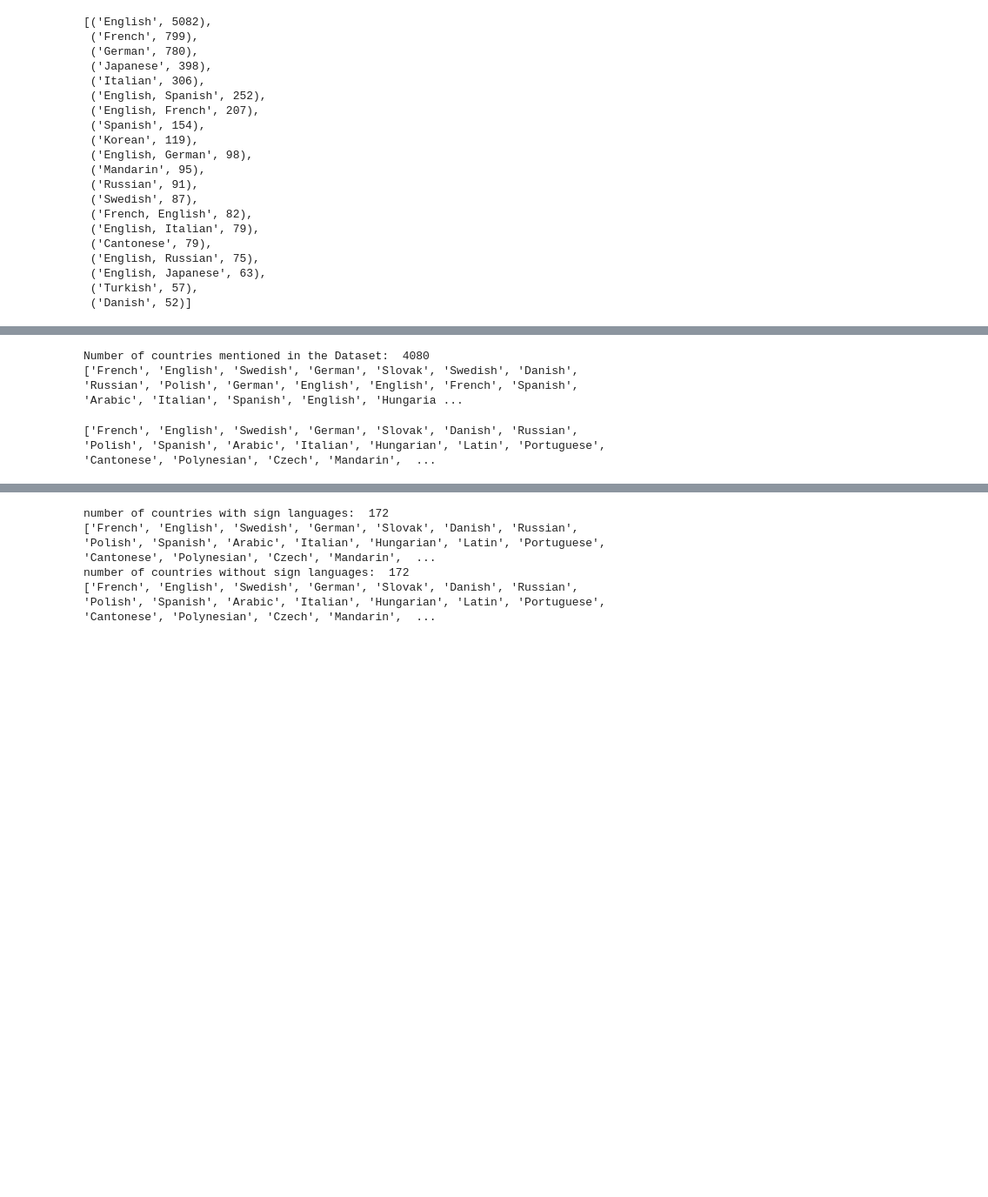
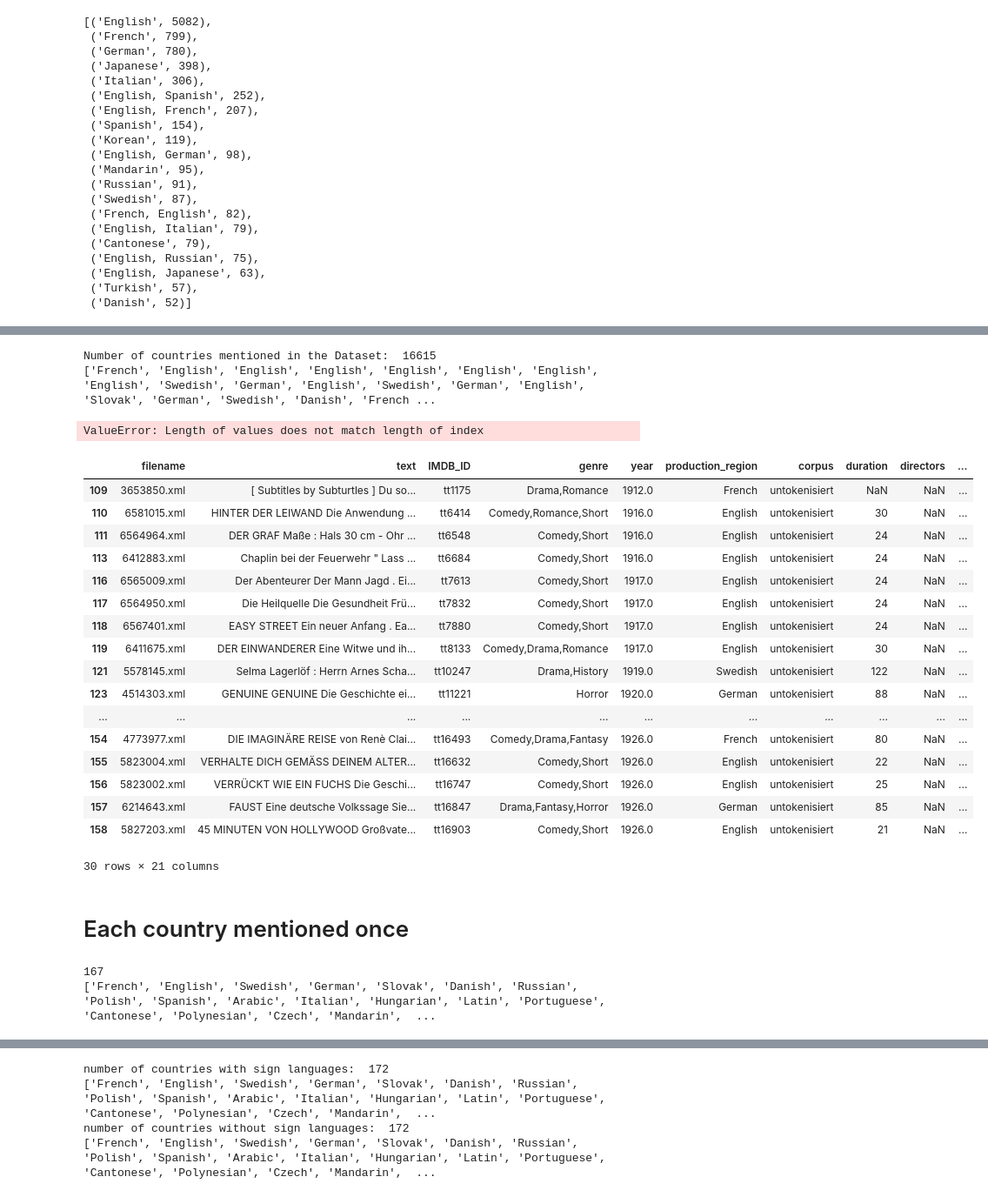
Before and after one commit to LennartKeller/SubtitleClustering, a Jupyter notebook: notebooks/Diana_ClusteringProdRegion.ipynb, the cells around one changed output, grey strips where cells are left out. Shown at 87% size. Drawn from its saved outputs; the diff is of its cells as text; code cells hidden in the pictures; blank space fills up the shorter version.

Commit message:
prod

```diff
--- a/notebooks/Diana_ClusteringProdRegion.ipynb
+++ b/notebooks/Diana_ClusteringProdRegion.ipynb
@@ -120,0 +205,3 @@ region_combination_frequs.most_common(20)
+# %%
+df['production_country'] = df.production_region
+reg = df['production_country']
@@ -121,11 +226,39 @@ region_combination_frequs.most_common(20)
 # %%
-production_country = []
-for prod_country in df.production_region.unique():
-    only_country = prod_country.replace (' Sign Language', '')
-    each_country = only_country.split(', ')
-    production_country = production_country + each_country
-print('Number of countries mentioned in the Dataset: ', len(production_country))
-print(production_country)
+production_countries = []
+for prod_country in df.production_region.values:
+    sign_languages = prod_country.replace ('Sign Languages', 'uncategorised')
+    sign_language = sign_languages.replace (' Sign Language', '')
+    language = sign_language.replace(' languages', '')
+    each_country = language.split(', ')
+    production_countries = production_countries + each_country
+print('Number of countries mentioned in the Dataset: ', len(production_countries))
+print(production_countries)
 # %% [output]
-Number of countries mentioned in the Dataset:  4080
-['French', 'English', 'Swedish', 'German', 'Slovak', 'Swedish', 'Danish', 'Russian', 'Polish', 'German', 'English', 'English', 'French', 'Spanish', 'Arabic', 'Italian', 'Spanish', 'English', 'Hungaria ...
+Number of countries mentioned in the Dataset:  16615
+['French', 'English', 'English', 'English', 'English', 'English', 'English', 'English', 'Swedish', 'German', 'English', 'Swedish', 'German', 'English', 'Slovak', 'German', 'Swedish', 'Danish', 'French ...
+# %%
+df['production_country'] = production_countries
+# %% [output]
+ValueError: Length of values does not match length of index
+# %%
+#df['production_country'] = production_country
+df.head(30)
+# %% [output]
+|  | filename | text | IMDB_ID | genre | year | production_region | corpus | duration | directors | ... |
+| 109 | 3653850.xml | [ Subtitles by Subturtles ] Du so... | tt1175 | Drama,Romance | 1912.0 | French | untokenisiert | NaN | NaN | ... |
+| 110 | 6581015.xml | HINTER DER LEIWAND Die Anwendung ... | tt6414 | Comedy,Romance,Short | 1916.0 | English | untokenisiert | 30 | NaN | ... |
+| 111 | 6564964.xml | DER GRAF Maße : Hals 30 cm - Ohr ... | tt6548 | Comedy,Short | 1916.0 | English | untokenisiert | 24 | NaN | ... |
+| 113 | 6412883.xml | Chaplin bei der Feuerwehr " Lass ... | tt6684 | Comedy,Short | 1916.0 | English | untokenisiert | 24 | NaN | ... |
+| 116 | 6565009.xml | Der Abenteurer Der Mann Jagd . Ei... | tt7613 | Comedy,Short | 1917.0 | English | untokenisiert | 24 | NaN | ... |
+| 117 | 6564950.xml | Die Heilquelle Die Gesundheit Frü... | tt7832 | Comedy,Short | 1917.0 | English | untokenisiert | 24 | NaN | ... |
+| 118 | 6567401.xml | EASY STREET Ein neuer Anfang . Ea... | tt7880 | Comedy,Short | 1917.0 | English | untokenisiert | 24 | NaN | ... |
+| 119 | 6411675.xml | DER EINWANDERER Eine Witwe und ih... | tt8133 | Comedy,Drama,Romance | 1917.0 | English | untokenisiert | 30 | NaN | ... |
+| 121 | 5578145.xml | Selma Lagerlöf : Herrn Arnes Scha... | tt10247 | Drama,History | 1919.0 | Swedish | untokenisiert | 122 | NaN | ... |
+| 123 | 4514303.xml | GENUINE GENUINE Die Geschichte ei... | tt11221 | Horror | 1920.0 | German | untokenisiert | 88 | NaN | ... |
+| ... | ... | ... | ... | ... | ... | ... | ... | ... | ... | ... |
+| 154 | 4773977.xml | DIE IMAGINÄRE REISE von Renè Clai... | tt16493 | Comedy,Drama,Fantasy | 1926.0 | French | untokenisiert | 80 | NaN | ... |
+| 155 | 5823004.xml | VERHALTE DICH GEMÄSS DEINEM ALTER... | tt16632 | Comedy,Short | 1926.0 | English | untokenisiert | 22 | NaN | ... |
+| 156 | 5823002.xml | VERRÜCKT WIE EIN FUCHS Die Geschi... | tt16747 | Comedy,Short | 1926.0 | English | untokenisiert | 25 | NaN | ... |
+| 157 | 6214643.xml | FAUST Eine deutsche Volkssage Sie... | tt16847 | Drama,Fantasy,Horror | 1926.0 | German | untokenisiert | 85 | NaN | ... |
+| 158 | 5827203.xml | 45 MINUTEN VON HOLLYWOOD Großvate... | tt16903 | Comedy,Short | 1926.0 | English | untokenisiert | 21 | NaN | ... |
+30 rows × 21 columns
@@ -132,8 +267,12 @@ Number of countries mentioned in the Dataset:  4080
+# %% [markdown]
+# Each country mentioned once
 # %%
 a = []
 for y in production_country:
     if y not in a:
         a.append(y)
+print(len(a))
 print(a)
 # %% [output]
+167
 ['French', 'English', 'Swedish', 'German', 'Slovak', 'Danish', 'Russian', 'Polish', 'Spanish', 'Arabic', 'Italian', 'Hungarian', 'Latin', 'Portuguese', 'Cantonese', 'Polynesian', 'Czech', 'Mandarin',  ...
```
Also changed, not shown: parts of 17 cells of this notebook.
